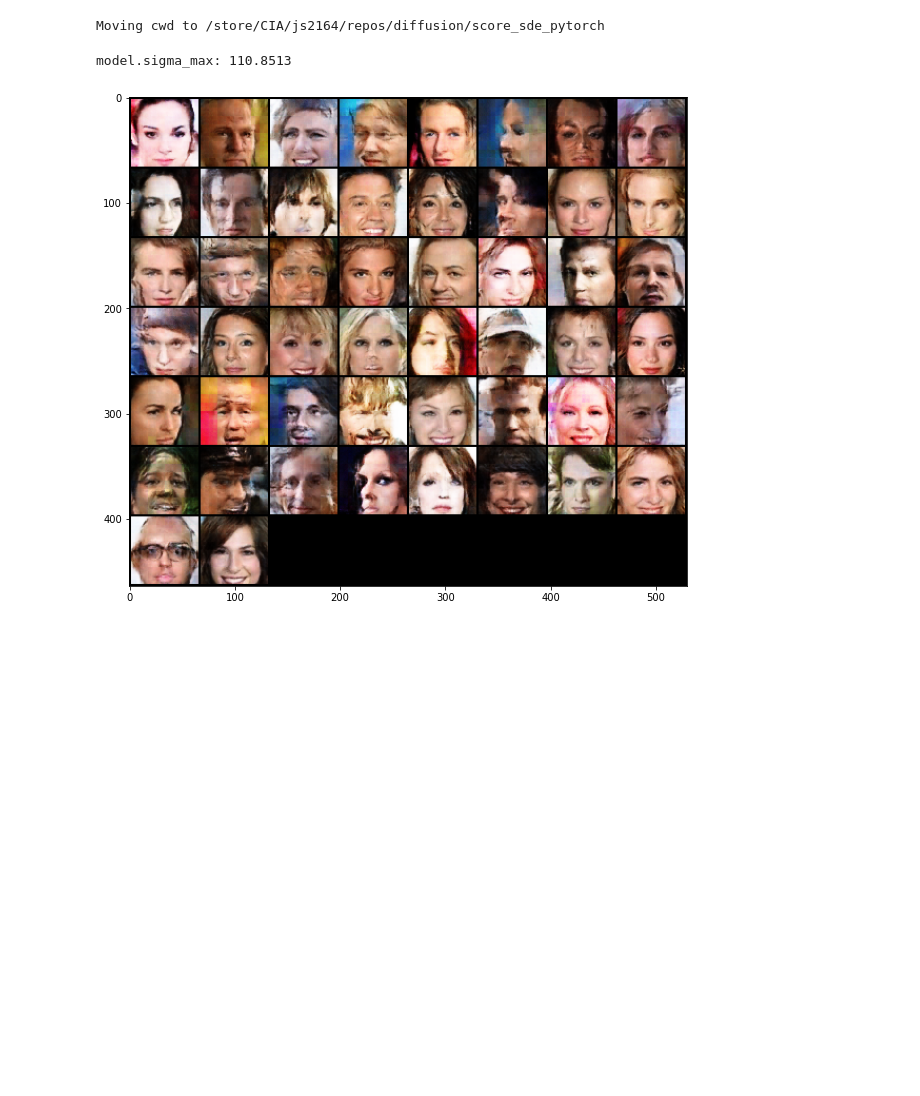
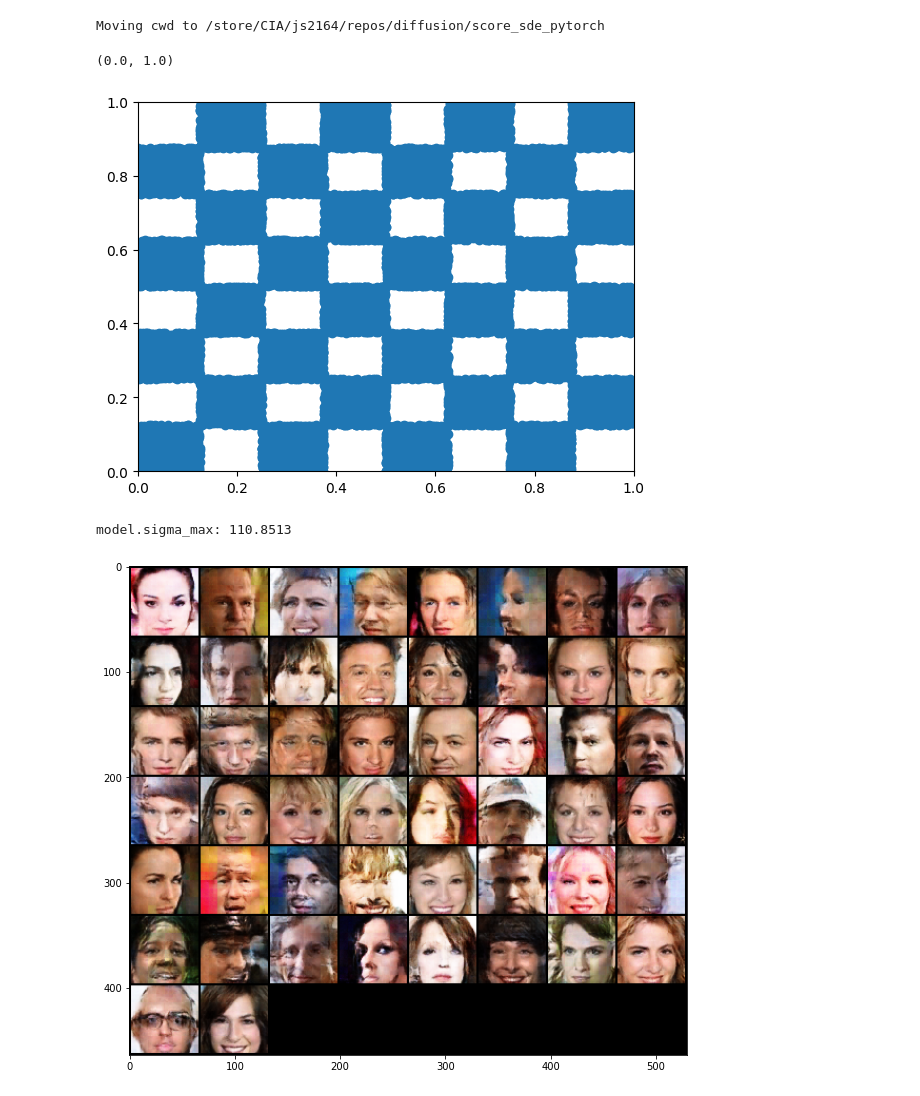
Before and after one commit to GBATZOLIS/conditional_score_diffusion, a Jupyter notebook: notebooks/test.ipynb, the cells around one changed output. Cells and saved outputs as stored; diff of their text form; code cells hidden in the pictures; blank space fills up the shorter version.

```diff
--- a/notebooks/test.ipynb
+++ b/notebooks/test.ipynb
@@ -5,3 +7,26 @@ Moving cwd to /store/CIA/js2164/repos/diffusion/score_sde_pytorch
+# %%
+import numpy as np
+def generate_chekerboard(n, N):
+    data = []
+    ticks = np.linspace(0,1,n+1)
+    for i in range(0,len(ticks)-1):
+        for j in range(0,len(ticks)-1):
+            if (i + j) % 2 == 0:
+                x = np.random.uniform(ticks[i], ticks[i+1], (N,))
+                y = np.random.uniform(ticks[j], ticks[j+1], (N,))
+                point= np.stack((x,y), axis=-1)
+                data.append(point)
+    return np.concatenate(data, axis=0)
+# %%
+data = generate_chekerboard(8,1000)
+# %%
+from matplotlib import pyplot as plt
+plt.scatter(data[:,0], data[:,1])
+plt.xlim(0,1)
+plt.ylim(0,1)
+# %% [output]
+(0.0, 1.0)
+[figure, added]
 # %%
 from lightning_data_modules import HaarDecomposedDataset, ImageDatasets, PairedDataset, SyntheticDataset, SyntheticPairedDataset, Synthetic1DConditionalDataset, SyntheticTimeSeries, SRDataset, SRFLOWDataset, KSphereDataset, MammothDataset, LineDataset, GanDataset #needed for datamodule registration
 # %%
```
Also changed, not shown: parts of 7 cells of this notebook, 3 other files.
